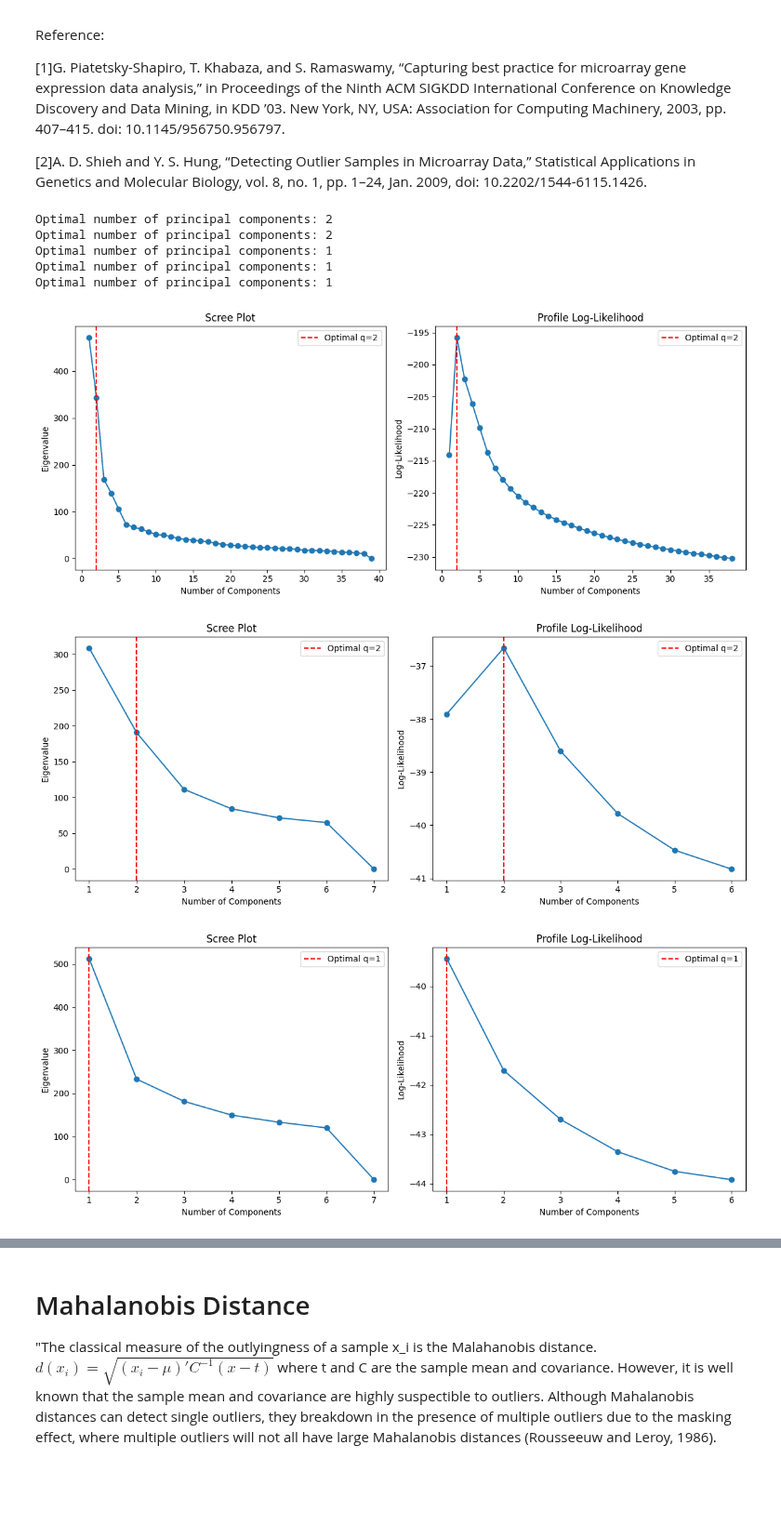
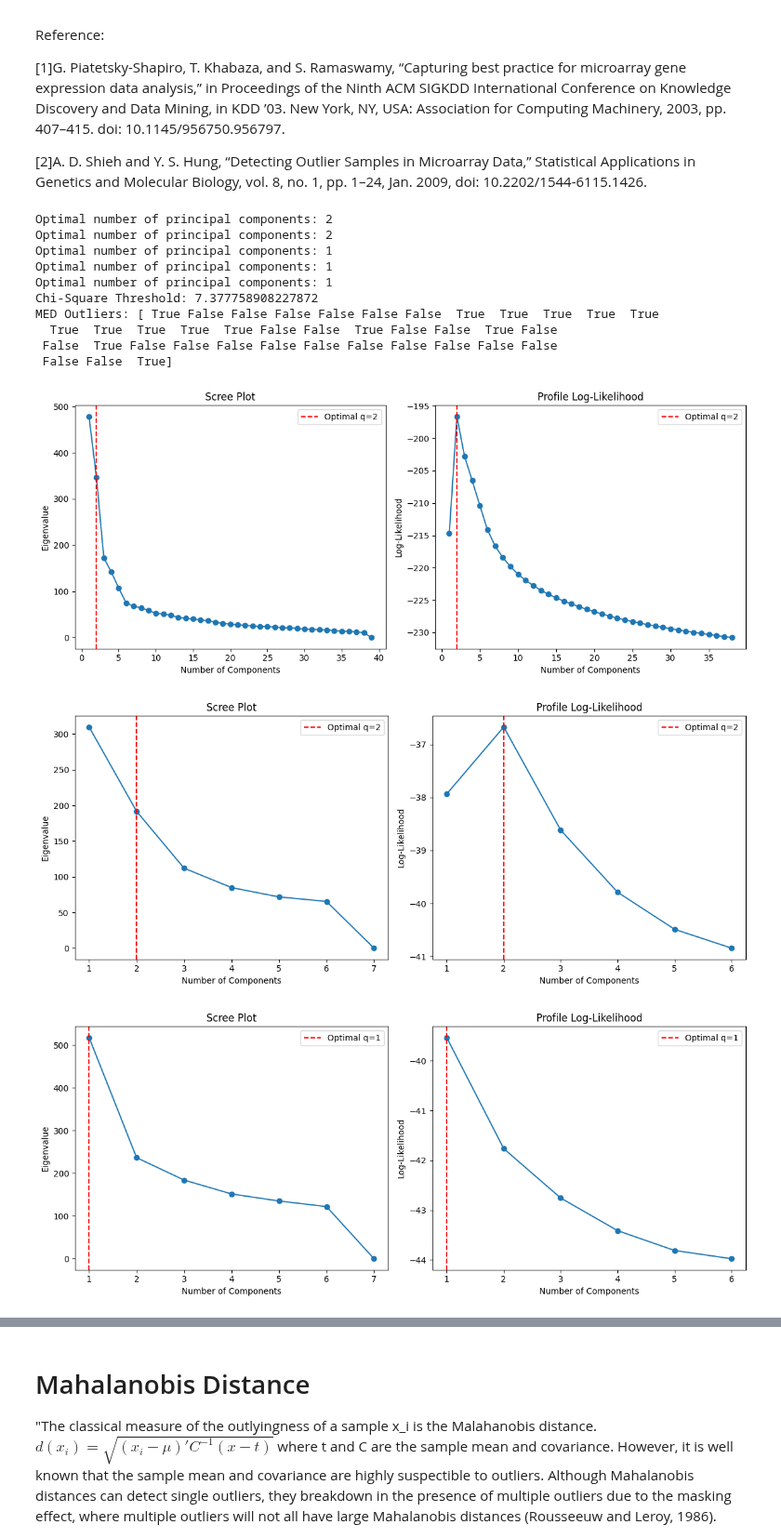
Before and after one commit to jasonrichdarmawan/learn-data-mining-techniques, a Jupyter notebook: 2009-SAGMB-Detecting Outlier Samples in Microarray Data.ipynb, the cells around one changed output, grey strips where cells are left out. Shown at 93% size. Cells and saved outputs as stored; diff of their text form; code cells hidden in the pictures; blank space fills up the shorter version.

```diff
--- a/2009-SAGMB-Detecting Outlier Samples in Microarray Data.ipynb
+++ b/2009-SAGMB-Detecting Outlier Samples in Microarray Data.ipynb
@@ -14,6 +14,8 @@ Reference:
 import pandas as pd
 import numpy as np
 from sklearn.decomposition import PCA
+from sklearn.covariance import MinCovDet
+from scipy.stats import chi2
 
 import matplotlib.pyplot as plt
 
@@ -23,7 +25,7 @@ y_train = pd.read_csv("./datasets/pp5i_train_class.txt").set_index(X_train.T.ind
 
 # Step 2: Clipping the data
 # because the datasets was processed with MAS-4 software which generate negative values.
-X_train_clipped = X_train.copy().clip(20, 1600)
+X_train_clipped = X_train.copy().clip(20, 16000)
 
 # Step 3: Transforming the data with log2
 # because the assumption is that
@@ -65,7 +67,7 @@ X_train_RHB_normalized = quantile_normalize(X_train_RHB.copy())
 X_train_EPD_normalized = quantile_normalize(X_train_EPD.copy())
 X_train_JPA_normalized = quantile_normalize(X_train_JPA.copy())
 
-# Step 5: Appy PCA for Dimensionality Reduction
+# Step 6: Appy PCA for Dimensionality Reduction
 def find_hat_q(eigenvalues: np.ndarray):
   """
   Reference:
@@ -105,34 +107,73 @@ def plot_scree_profile_log_likelihood(X: pd.DataFrame):
   axes[0].plot(range(1, len(eigenvalues) + 1), eigenvalues, marker='o', linestyle='-')
   axes[0].set_title("Scree Plot")
   axes[0].set_xlabel("Number of Components")
   axes[0].set_ylabel("Eigenvalue")
   axes[0].axvline(hat_q, color='r', linestyle='--', label=f'Optimal q={hat_q}')
   axes[0].legend()
 
   # Profile Log-Likelihood Plot
   axes[1].plot(range(1, len(log_likelihoods) + 1), log_likelihoods, marker='o', linestyle='-')
   axes[1].set_title("Profile Log-Likelihood")
   axes[1].set_xlabel("Number of Components")
   axes[1].set_ylabel("Log-Likelihood")
   axes[1].axvline(hat_q, color='r', linestyle='--', label=f'Optimal q={hat_q}')
   axes[1].legend()
 
   plt.tight_layout()
 
+  # "It is important to note that robust estimators
+  # become unreliable for small sample sizes, especially when, n < 2p,
+  # because the weighting of each sample becomes highly influential towards the estimates"
+  # where n = # samples, p = # features
   print(f"Optimal number of principal components: {hat_q}")
 
 plot_scree_profile_log_likelihood(X_train_MED_normalized)
 plot_scree_profile_log_likelihood(X_train_MGL_normalized)
 plot_scree_profile_log_likelihood(X_train_RHB_normalized)
 plot_scree_profile_log_likelihood(X_train_EPD_normalized)
 plot_scree_profile_log_likelihood(X_train_JPA_normalized)
+
+X_train_MED_pc = pd.DataFrame(PCA(n_components=2).fit_transform(X_train_MED_normalized), index=X_train_MED_normalized.index)
+X_train_MGL_pc = pd.DataFrame(PCA(n_components=2).fit_transform(X_train_MGL_normalized), index=X_train_MGL_normalized.index)
+X_train_RHB_pc = pd.DataFrame(PCA(n_components=1).fit_transform(X_train_RHB_normalized), index=X_train_RHB_normalized.index)
+X_train_EPD_pc = pd.DataFrame(PCA(n_components=1).fit_transform(X_train_EPD_normalized), index=X_train_EPD_normalized.index)
+X_train_JPA_pc = pd.DataFrame(PCA(n_components=1).fit_transform(X_train_JPA_normalized), index=X_train_JPA_normalized.index)
+
+# Step 7: Outlier Detection
+# Calculate the threshold
+chi_square_threshold = chi2.ppf(0.975, df=2) # we are defining an ellipse that contains 97.5% of the data
+
+print(f"Chi-Square Threshold: {chi_square_threshold}")
+
+MED_h = (len(X_train_MED_pc) + 2 + 1) / 2
+MED_mcd = MinCovDet(support_fraction=MED_h/len(X_train_MED_pc)).fit(X_train_MED_pc)
+print("MED Outliers:", (MED_mcd.mahalanobis(X_train_MED_pc) > chi_square_threshold))
+
+# def plot_ellipse_qqplot(pc: pd.DataFrame):
+#   fig, axes = plt.subplots(1, 2, figsize=(12, 6))
+
+#   axes[0].scatter(pc[:, 0], pc[:, 1], label="Data Points", color="b")
+
+#   mcd = MinCovDet().fit(pc)
+
+#   squared_mahalanobis_distances = mcd.mahalanobis(pc)
+#   inliers_mu = pc[squared_mahalanobis_distances <= chi_square_threshold].mean(axis=0)
+#   axes[0].scatter(inliers_mu[0], inliers_mu[1], label="Inliers Mean", color="r", marker="x")
+
+#   eigenvalues, eigenvectors = np.linalg.eig(mcd.covariance_)
+#   axes[0].quiver()
 # %% [output]
 Optimal number of principal components: 2
 Optimal number of principal components: 2
 Optimal number of principal components: 1
 Optimal number of principal components: 1
 Optimal number of principal components: 1
+Chi-Square Threshold: 7.377758908227872
+MED Outliers: [ True False False False False False False  True  True  True  True  True
+  True  True  True  True  True False False  True False False  True False
+ False  True False False False False False False False False False False
+ False False  True]
-[figure, old version]
+[figure, new version]
 [figure]
 [figure]
 [figure]
```
Also changed, not shown: parts of 7 cells of this notebook.
